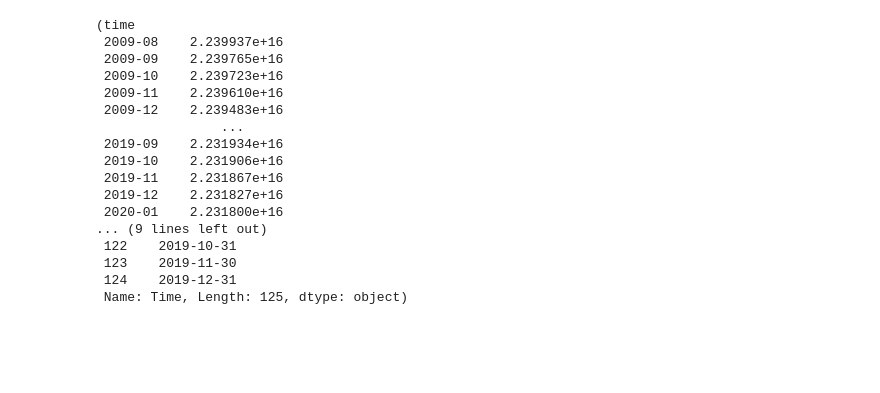
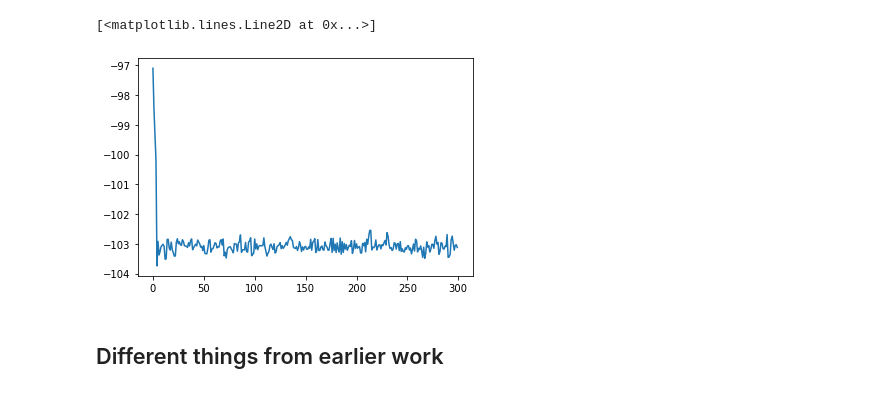
Before and after one commit to eyhl/premis, a Jupyter notebook: notebooks/model_pipeline.ipynb, the cells around one changed output. Cells and saved outputs as stored; diff of their text form; code cells hidden in the pictures; blank space fills up the shorter version.

Commit message:
notebook for FFNN love numbers and further work model. ffnn model weights

```diff
--- a/notebooks/model_pipeline.ipynb
+++ b/notebooks/model_pipeline.ipynb
@@ -44,0 +248,12 @@ plt.plot(df.Time[1200:], df.Thickness[1200:])
+# %%
+df_params = pd.read_csv('../ffnn_variable_normalisation_params.csv')
+
+x = np.hstack(((df_em["radius"].values - df_params["radius_mu"][0]) / df_params["radius_sigma"][0],
+                (df_em["density"].values - df_params["density_mu"][0]) / df_params["density_sigma"][0],
+                (df_em["rigidity"].values - df_params["rigidity_mu"][0]) / df_params["rigidity_sigma"][0],
+                (df_em["bulk"].values - df_params["bulk_mu"][0]) / df_params["bulk_sigma"][0],
+                (df_em["viscosity"].values - df_params["viscosity_mu"][0]) / df_params["viscosity_sigma"][0]))
+x = np.array(x, dtype=np.float32)
+x = np.insert(x, 0, 80)
+x = torch.tensor(x, dtype=torch.float32)
+x
@@ -44,0 +268,4 @@ plt.plot(df.Time[1200:], df.Thickness[1200:])
+# %%
+ffnn = FFNN(31, 200, 258)  # in shape, n hidden, out shape
+ffnn.load_state_dict(torch.load("../ffnn_v0.pt"))
+ffnn.eval()
@@ -45,4 +311,8 @@ plt.plot(df.Time[1200:], df.Thickness[1200:])
 # %%
+# import os
+# os.environ["OMP_NUM_THREADS"] = '1'
 # Run inference in Pyro
-nuts_kernel = NUTS(premis_model)
-mcmc = MCMC(nuts_kernel, num_samples=1000, warmup_steps=200, num_chains=1)
+
+nuts_kernel = NUTS(model)
+mcmc = MCMC(nuts_kernel, num_samples=1000, warmup_steps=100, num_chains=1)
+mcmc.run(X_train, x, df_params, y_train, df_em)
@@ -109,25 +419,0 @@ array(['2009-08-31', '2009-09-30', '2009-10-31', '2009-11-30',
-# %%
-monthly_mass_df, df1.Time
-# %% [output]
-(time
- 2009-08    2.239937e+16
- 2009-09    2.239765e+16
- 2009-10    2.239723e+16
- 2009-11    2.239610e+16
- 2009-12    2.239483e+16
-                ...
- 2019-09    2.231934e+16
- 2019-10    2.231906e+16
- 2019-11    2.231867e+16
- 2019-12    2.231827e+16
- 2020-01    2.231800e+16
-... (9 lines left out)
- 122    2019-10-31
- 123    2019-11-30
- 124    2019-12-31
- Name: Time, Length: 125, dtype: object)
-# %%
-mcmc.run(X_train_small, uplift)
-
-# Show summary of inference results
-mcmc.summary()
@@ -183,0 +420,5 @@ def year_fraction(df: pd.DataFrame) -> pd.DataFrame:
+# %%
+plt.plot(mcmc.get_samples()["alpha"].detach().numpy())
+# %% [output]
+[<matplotlib.lines.Line2D at 0x...>]
+[figure, added]
@@ -183,0 +457,2 @@ def year_fraction(df: pd.DataFrame) -> pd.DataFrame:
+# %% [markdown]
+## Different things from earlier work
```
Also changed, not shown: parts of 44 cells of this notebook, 2 other files.
